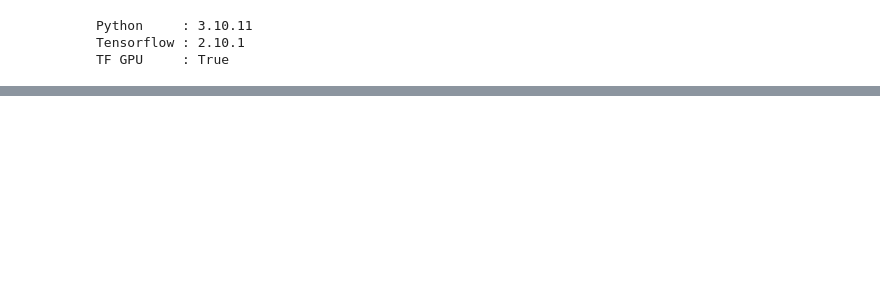
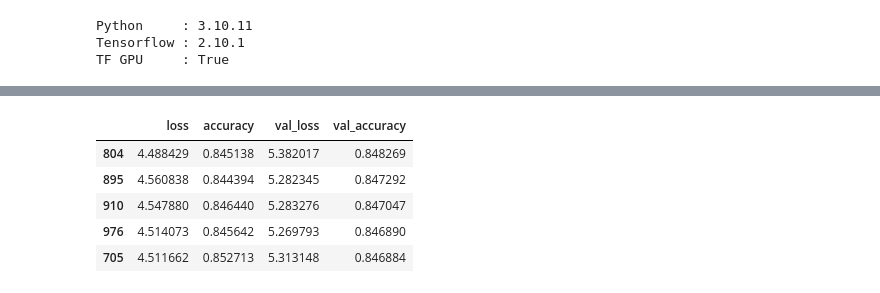
Before and after one commit to GPTeachersDay/TeamProject1, a Jupyter notebook: leeyeonjun/model/model1_pilot4/test1.ipynb, the cells around one changed output, grey strips where cells are left out. Drawn from its saved outputs; the diff is of its cells as text; code cells hidden in the pictures; blank space fills up the shorter version.

```diff
--- a/leeyeonjun/model/model1_pilot4/test1.ipynb
+++ b/leeyeonjun/model/model1_pilot4/test1.ipynb
@@ -224 +233,11 @@ model1_hist
+# %%
+# 최적모델 훈련기록 확인하기
+model1_hist.sort_values(by=[MONITOR], ascending=False).iloc[:5,:]
+# %% [output]
+|  | loss | accuracy | val_loss | val_accuracy |
+| 804 | 4.488429 | 0.845138 | 5.382017 | 0.848269 |
+| 895 | 4.560838 | 0.844394 | 5.282345 | 0.847292 |
+| 910 | 4.547880 | 0.846440 | 5.283276 | 0.847047 |
+| 976 | 4.514073 | 0.845642 | 5.269793 | 0.846890 |
+| 705 | 4.511662 | 0.852713 | 5.313148 | 0.846884 |
 # %%
```
Also changed, not shown: parts of 7 cells of this notebook, 11 other files.
